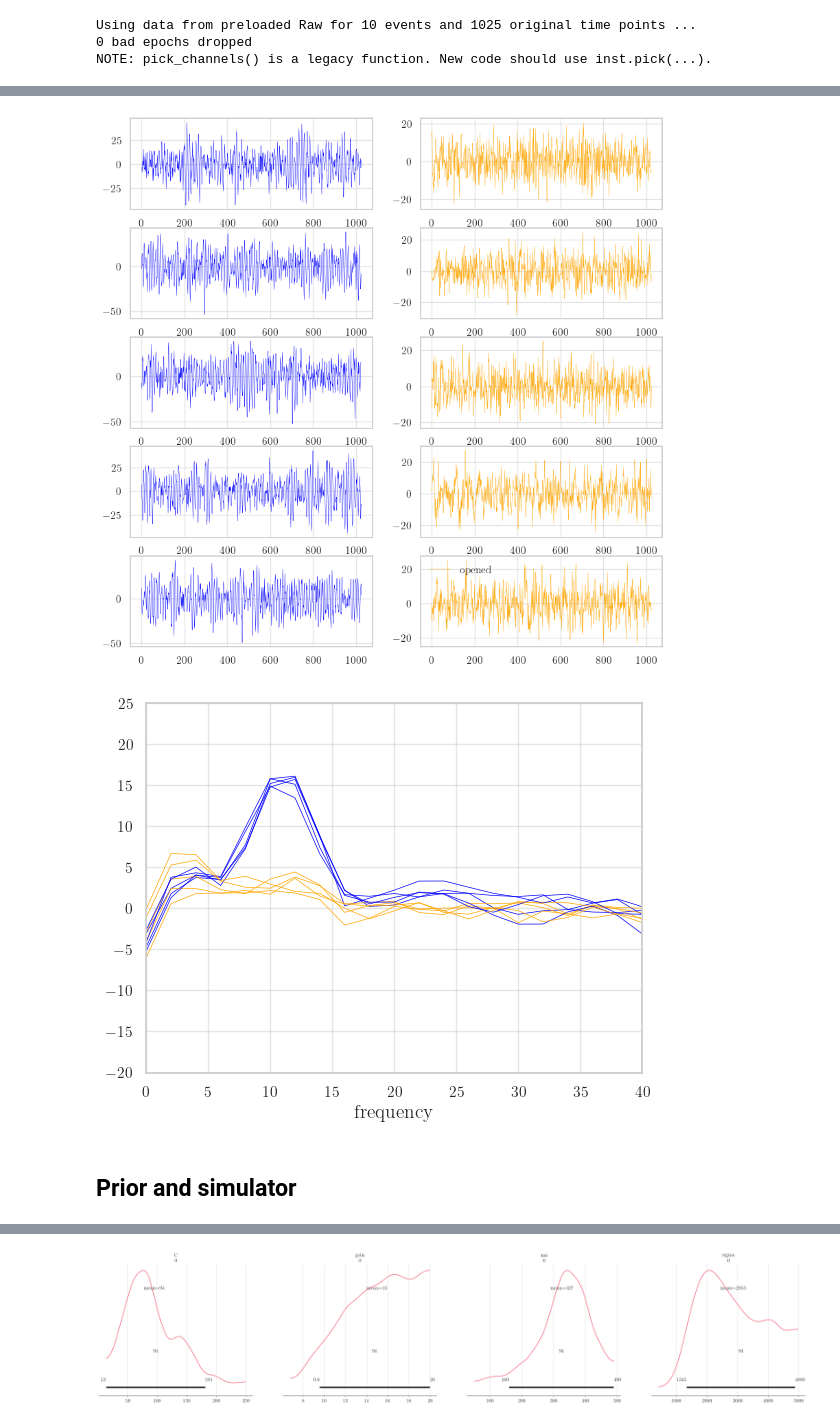
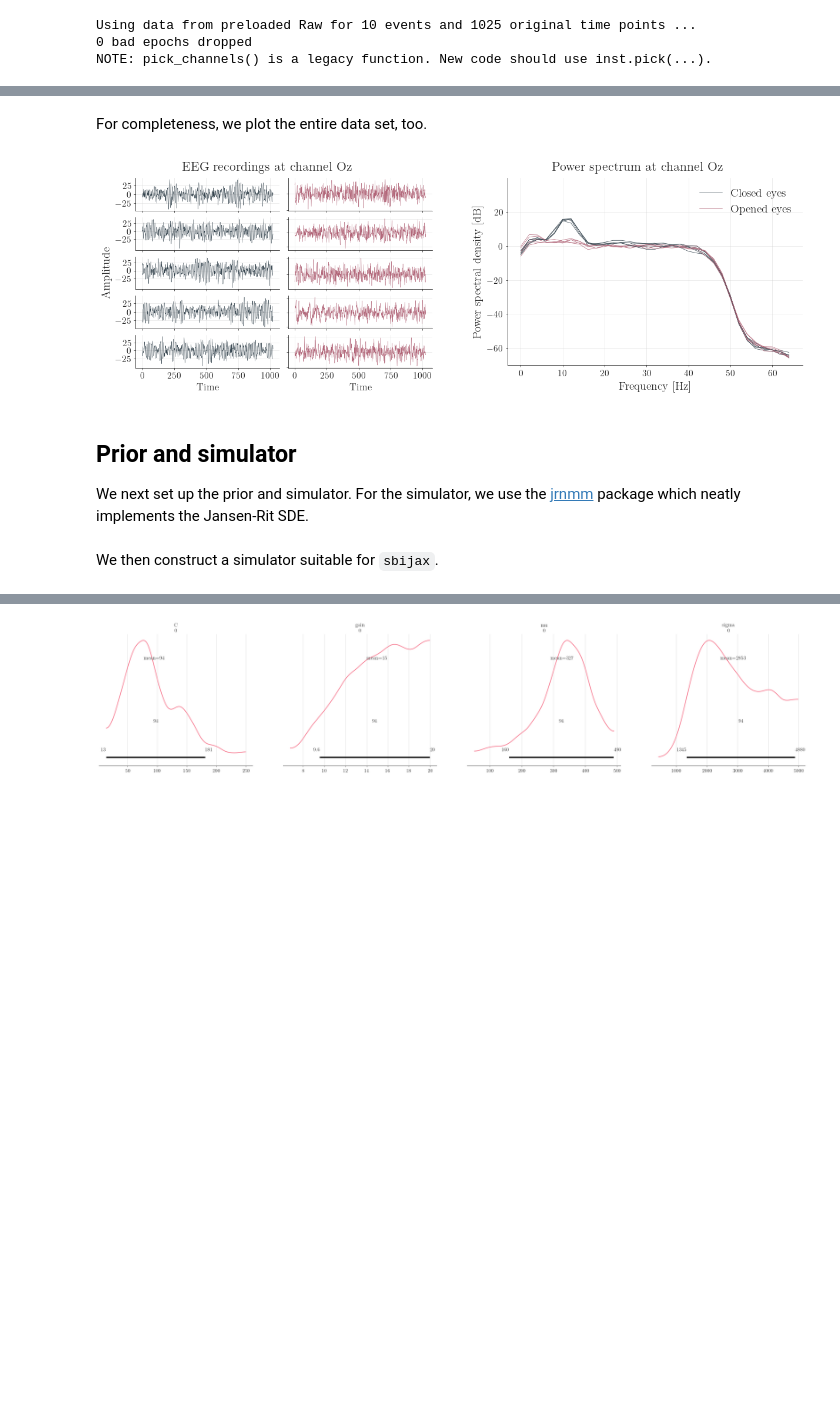
Before and after one commit to dirmeier/sbijax, a Jupyter notebook: manuscript+supplement/experimental_code/chp5-jax_jrnmm-real_data_example.ipynb, the cells around one changed output, grey strips where cells are left out. Saved outputs shown, nothing was run; the diff lists cells and outputs as text; code cells hidden in the pictures; blank space fills up the shorter version.

```diff
--- a/manuscript+supplement/experimental_code/chp5-jax_jrnmm-real_data_example.ipynb
+++ b/manuscript+supplement/experimental_code/chp5-jax_jrnmm-real_data_example.ipynb
@@ -54,32 +106,54 @@ S_opened_db = 10 * np.log10(S_opened)
+# %% [markdown]
+For completeness, we plot the entire data set, too.
 # %%
-_, laxes = plt.subplots(nrows=5, ncols=2, figsize=(10, 10))
-for i in range(5):
-    laxes[i, 1].plot(X_opened[i, :], color="orange", label="opened", linewidth=.31)
-    laxes[i, 0].plot(X_closed[i, :], color="blue", label="closed", linewidth=.31)
-#laxes[2, 1].plot(X_opened[i, :], color="orange", label="opened", linewidth=.31)
-#laxes[2, 0].plot(X_closed[i, :], color="blue", label="closed", linewidth=.31)
-#laxes[5, 1].plot(X_opened_mean, color="darkorange", label="opened", linewidth=.31)
-#laxes[5, 0].plot(X_closed_mean, color="darkblue", label="closed", linewidth=.31)
-plt.legend()
+fig = plt.figure(layout="constrained", figsize=(12, 4))
+subfigs = fig.subfigures(1, 2, wspace=0.1, width_ratios=[1.5, 1.5])
+with plt.style.context("sbijax"):
+    subfigs[0].suptitle("EEG recordings at channel Oz", fontsize=16)
+    subfigs[1].suptitle("Power spectrum at channel Oz", fontsize=16)
+    laxes = subfigs[0].subplots(5, 2)
+    for i in range(5):
+        laxes[i, 0].plot(X_closed[i, :], color="#36454F", label="closed", linewidth=.31)
+        laxes[i, 1].plot(X_opened[i, :], color="#b26679", label="opened", linewidth=.31)
+        if i != 4:
+            laxes[i, 0].xaxis.set_ticklabels([])
+            laxes[i, 1].xaxis.set_ticklabels([])
+        laxes[i, 0].yaxis.set_ticks([-25, 0, 25])
+        laxes[i, 1].yaxis.set_ticklabels([])
+        laxes[i, 0].grid(linewidth=0.5)
+        laxes[i, 1].grid(linewidth=0.5)
+        laxes[i, 0].spines['bottom'].set_color('black')
+        laxes[i, 0].spines['left'].set_color('black')
+        laxes[i, 1].spines['bottom'].set_color('black')
+        laxes[i, 1].spines['left'].set_color('black')
+    laxes[2, 0].set_ylabel("Amplitude", fontsize=14)
+    laxes[4, 0].set_xlabel("Time", fontsize=12)
+    laxes[4, 1].set_xlabel("Time", fontsize=12)
+
+    raxes = subfigs[1].subplots(1, 1)
+    for i in range(5):
+        if i ==0:
+            raxes.plot(f, S_closed_db[i], color='#36454F', lw=.5, label="Closed eyes")
+            raxes.plot(f, S_opened_db[i], color='#b26679', lw=.5, label="Opened eyes")
+        else:
+            raxes.plot(f, S_closed_db[i], color='#36454F', lw=.5)
+            raxes.plot(f, S_opened_db[i], color='#b26679', lw=.5)
+    raxes.yaxis.set_ticks([-60, -40, -20, 0, 20])
+    raxes.set_ylim(-70, 40)
+    raxes.spines['bottom'].set_color('black')
+    raxes.spines['left'].set_color('black')
+    raxes.set_ylabel("Power spectral density [dB]", fontsize=14)
+    raxes.set_xlabel("Frequency [Hz]", fontsize=14)
+    raxes.legend(frameon=False, fontsize=14)
+    raxes.grid(linewidth=0.5)
+plt.savefig("figs/real_data-all_data.pdf", dpi=200)
 plt.show()
-
-_, raxes = plt.subplots()
-for i in range(5):
-    raxes.plot(f, S_closed_db[i], color='blue', lw=.5)
-    raxes.plot(f, S_opened_db[i], color='orange', lw=.5)
-#raxes.plot(f, S_closed_db[2], color='blue', lw=.5)
-#raxes.plot(f, S_opened_db[2], color='orange', lw=.5)
-#raxes.plot(f, S_closed_db_mean, color='darkblue', lw=.5)
-#raxes.plot(f, S_opened_db_mean, color='darkorange', lw=.5)
-raxes.set_xlim(0, 40)
-raxes.set_ylim(-20, +25)
-raxes.set_xlabel('frequency', fontsize=14)
-plt.show()
 # %% [output]
-[figure, old version]
+[figure, new version]
-[figure, removed]
 # %% [markdown]
 ## Prior and simulator
+
+We next set up the prior and simulator. For the simulator, we use the [jrnmm](https://github.com/dirmeier/jrnmm) package which neatly implements the Jansen-Rit SDE.
 # %%
 def prior_fn():
     prior = tfd.JointDistributionNamed(dict(
@@ -137 +181,3 @@ simulate_jansen_rit = jansen_rit_fn(len_timeseries=1025, t_end=8.0)
+# %% [markdown]
+We then construct a simulator suitable for `sbijax`.
 # %%
```
Also changed, not shown: parts of 32 cells of this notebook, 7 other files.
